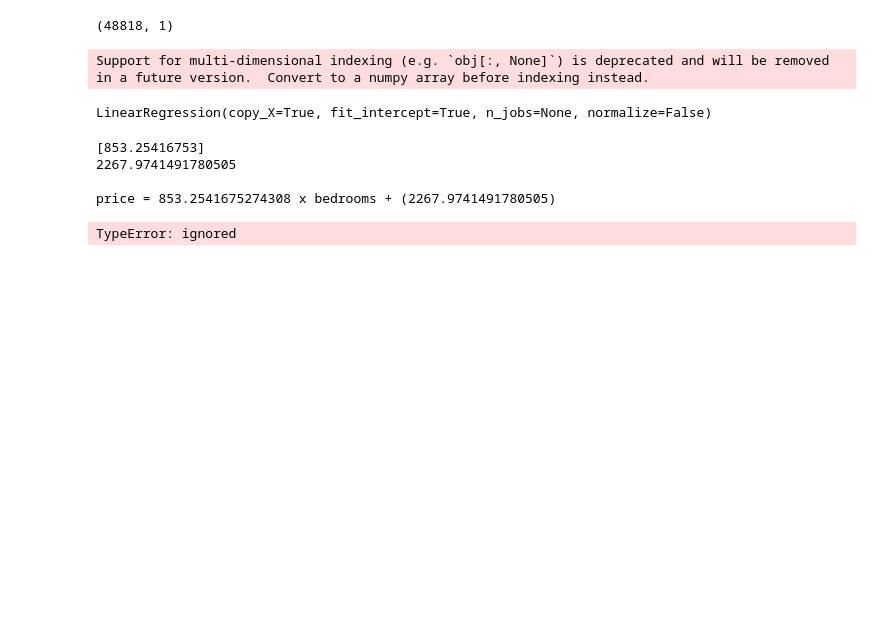
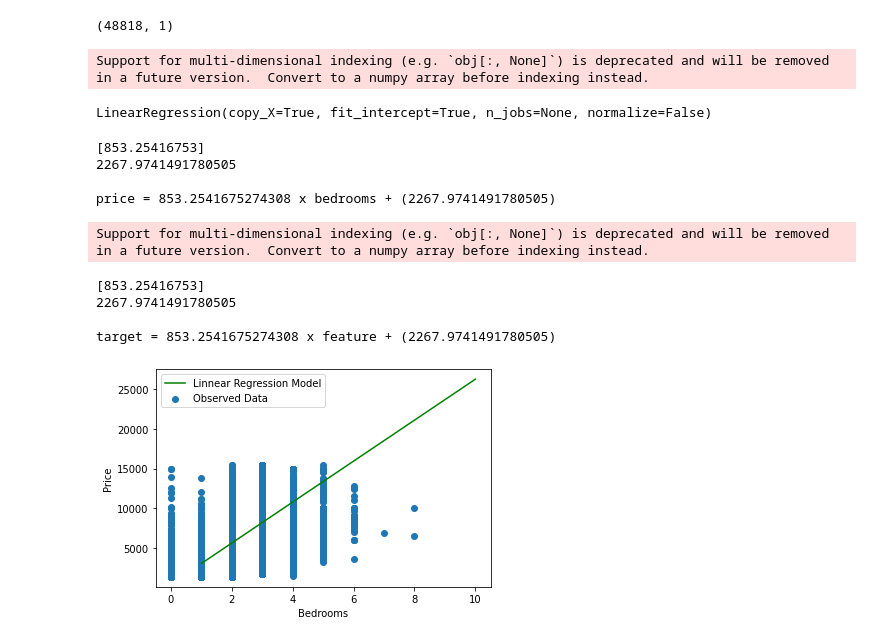
Before and after one commit to mathewmahoneyds20/DS-Unit-2-Linear-Models, a Jupyter notebook: LS_DS_211_assignment.ipynb, the cells around one changed output. Saved outputs shown, nothing was run; the diff lists cells and outputs as text; code cells hidden in the pictures; blank space fills up the shorter version.

```diff
--- a/LS_DS_211_assignment.ipynb
+++ b/LS_DS_211_assignment.ipynb
@@ -172,24 +150,50 @@ print(f'\nprice = {model.coef_[0]} x bedrooms + ({model.intercept_})')
 2267.9741491780505
 
 price = 853.2541675274308 x bedrooms + (2267.9741491780505)
+# %%
+#Generate Line
+x_line = np.linspace(1,10)
+y_line = model.coef_*x_line + model.intercept_
 # %%
+import numpy as np
+
+
 def linfun(target, feature):
 
     X_train = feature
     y_train  = target
+
+
+
+    X_train_2D = X_train[:, np.newaxis]
+
 
     model.fit(X_train_2D, y_train)
 
     #Slope
     print(model.coef_)
 
     #Intercept
     print(model.intercept_)
 
     #In equation form
-    print(f'\n{target} = {model.coef_[0]} x {feature} + ({model.intercept_})')
+    print(f'\ntarget = {model.coef_[0]} x feature + ({model.intercept_})')
+
+    fig, ax = plt.subplots(1)
+    ax.scatter(x = X_train, y = y_train, label = "Observed Data")
+    ax.plot(x_line, y_line, color='g', label = "Linnear Regression Model")
+    ax.set_xlabel('Bedrooms')
+    ax.set_ylabel('Price')
+    ax.legend()
+
+    plt.show()
 
 
-linfun('price', 'bedrooms')
+linfun(df['price'], df['bedrooms'])
 # %% [output]
-TypeError: ignored
+Support for multi-dimensional indexing (e.g. `obj[:, None]`) is deprecated and will be removed in a future version.  Convert to a numpy array before indexing instead.
+[853.25416753]
+2267.9741491780505
+
+target = 853.2541675274308 x feature + (2267.9741491780505)
+[figure, added]
```
Also changed, not shown: parts of 4 cells of this notebook.
